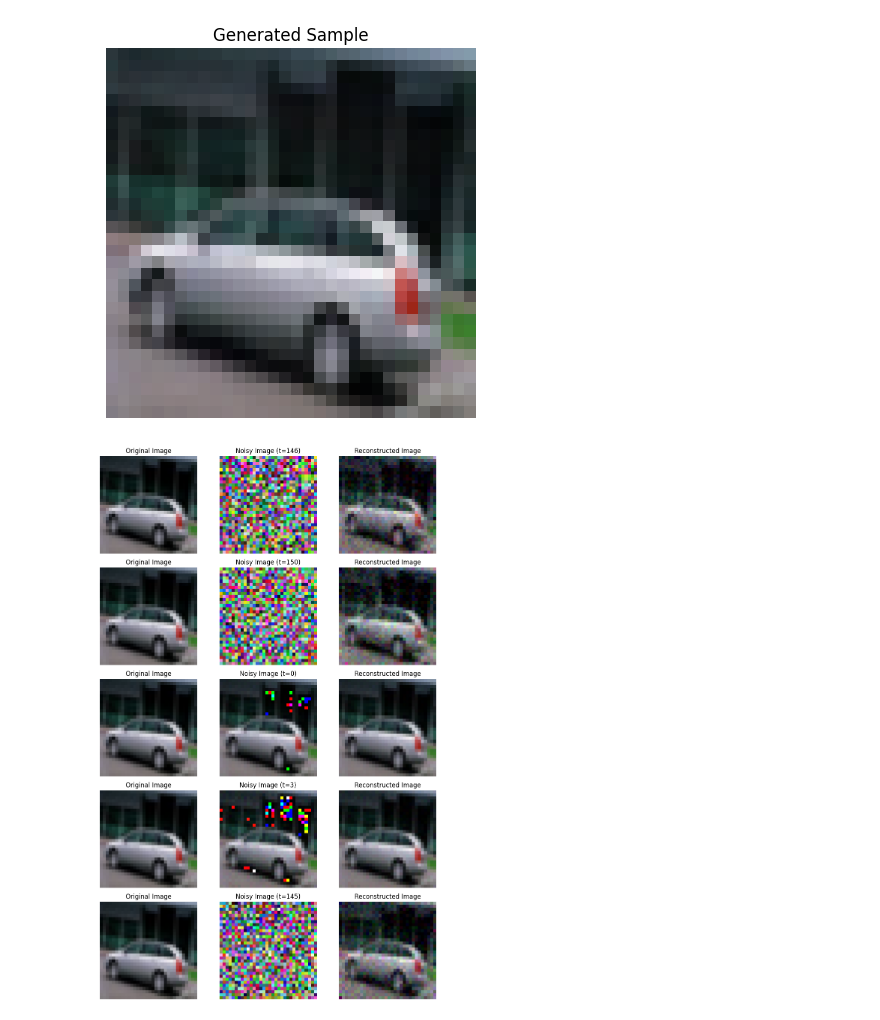
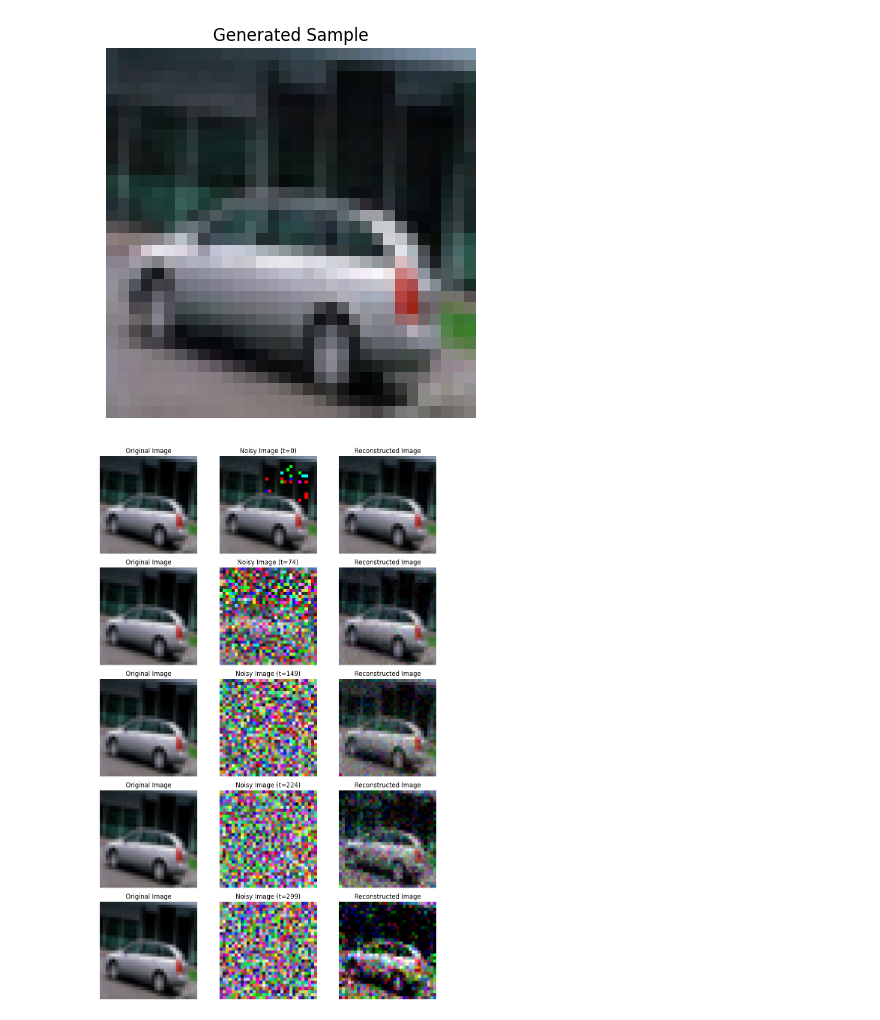
Before and after one commit to patrick-lindemann/ddpm, a Jupyter notebook: train_test_denoiser.ipynb, the cells around one changed output. Cells and saved outputs as stored; diff of their text form; code cells hidden in the pictures.

Commit message:
visualise reconstructed images

```diff
--- a/train_test_denoiser.ipynb
+++ b/train_test_denoiser.ipynb
@@ -457,31 +457,33 @@ plt.show()
 # %%
 def visualize_reconstruction(model, single_img, time_steps, betas, num_examples=5):
     model.eval()
-    fig, axes = plt.subplots(num_examples, 3, figsize=(10, num_examples * 3))
+    _, axes = plt.subplots(num_examples, 3, figsize=(10, num_examples * 3))
+
+    selected_timesteps = torch.linspace(0, time_steps - 1, steps=num_examples).long()
 
     with torch.no_grad():
-        for i in range(num_examples):
-            t = torch.randint(0, time_steps, (1,)).long().to(device)
-            img_noisy, _ = noise_scheduler(single_img.unsqueeze(0).to(device), t, betas, device)
-            predicted_noise = model(img_noisy, t)
-            reconstructed_img = reverse(img_noisy, predicted_noise, t)
+        for i, t in enumerate(selected_timesteps):
+            #t = torch.randint(0, time_steps, (1,)).long().to(device)
+            img_noisy, _ = noise_scheduler(single_img.unsqueeze(0).to(device), t.unsqueeze(0), betas, device)
+            predicted_noise = model(img_noisy, t.unsqueeze(0))
+            reconstructed_img = reverse(img_noisy, predicted_noise, t.unsqueeze(0))
 
             axes[i, 0].imshow(undo_transform_pipelines(single_img))
             axes[i, 0].set_title("Original Image")
             axes[i, 0].axis('off')
 
             axes[i, 1].imshow(undo_transform_pipelines(img_noisy.squeeze()))
             axes[i, 1].set_title(f"Noisy Image (t={t.item()})")
             axes[i, 1].axis('off')
 
             axes[i, 2].imshow(undo_transform_pipelines(reconstructed_img.squeeze()))
             axes[i, 2].set_title("Reconstructed Image")
             axes[i, 2].axis('off')
 
     plt.tight_layout()
     plt.show()
 
 # Visualize reconstructions
 visualize_reconstruction(model, single_img, TIME_STEPS, BETAS)
 # %% [output]
-[figure, old version]
+[figure, new version]
```
